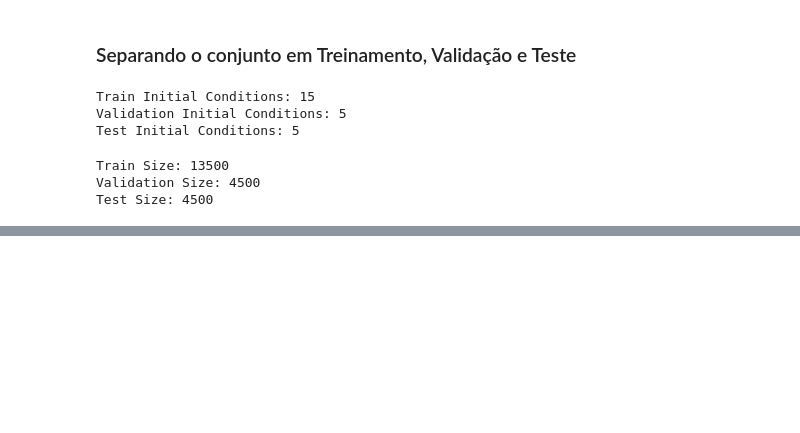
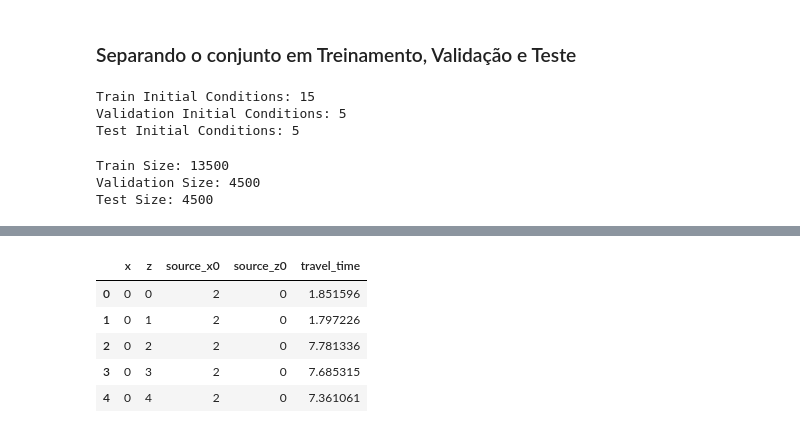
Before and after one commit to viniciuspaiva1/TCC-Eikonal, a Jupyter notebook: first_steps.ipynb, the cells around one changed output, grey strips where cells are left out. Drawn from its saved outputs; the diff is of its cells as text; code cells hidden in the pictures; blank space fills up the shorter version.

```diff
--- a/first_steps.ipynb
+++ b/first_steps.ipynb
@@ -282,0 +279,12 @@ def physics_loss_fn(model, input_tensor, *args, **kwargs):
+# %%
+predictions = arch.predict(df_test[features].values)
+df_pred = pd.DataFrame(predictions, columns=target)
+df_pred = df_test[features].join(df_pred)
+df_pred.head()
+# %% [output]
+|  | x | z | source_x0 | source_z0 | travel_time |
+| 0 | 0 | 0 | 2 | 0 | 1.851596 |
+| 1 | 0 | 1 | 2 | 0 | 1.797226 |
+| 2 | 0 | 2 | 2 | 0 | 7.781336 |
+| 3 | 0 | 3 | 2 | 0 | 7.685315 |
+| 4 | 0 | 4 | 2 | 0 | 7.361061 |
```
Also changed, not shown: parts of 10 cells of this notebook, 2 other files.
